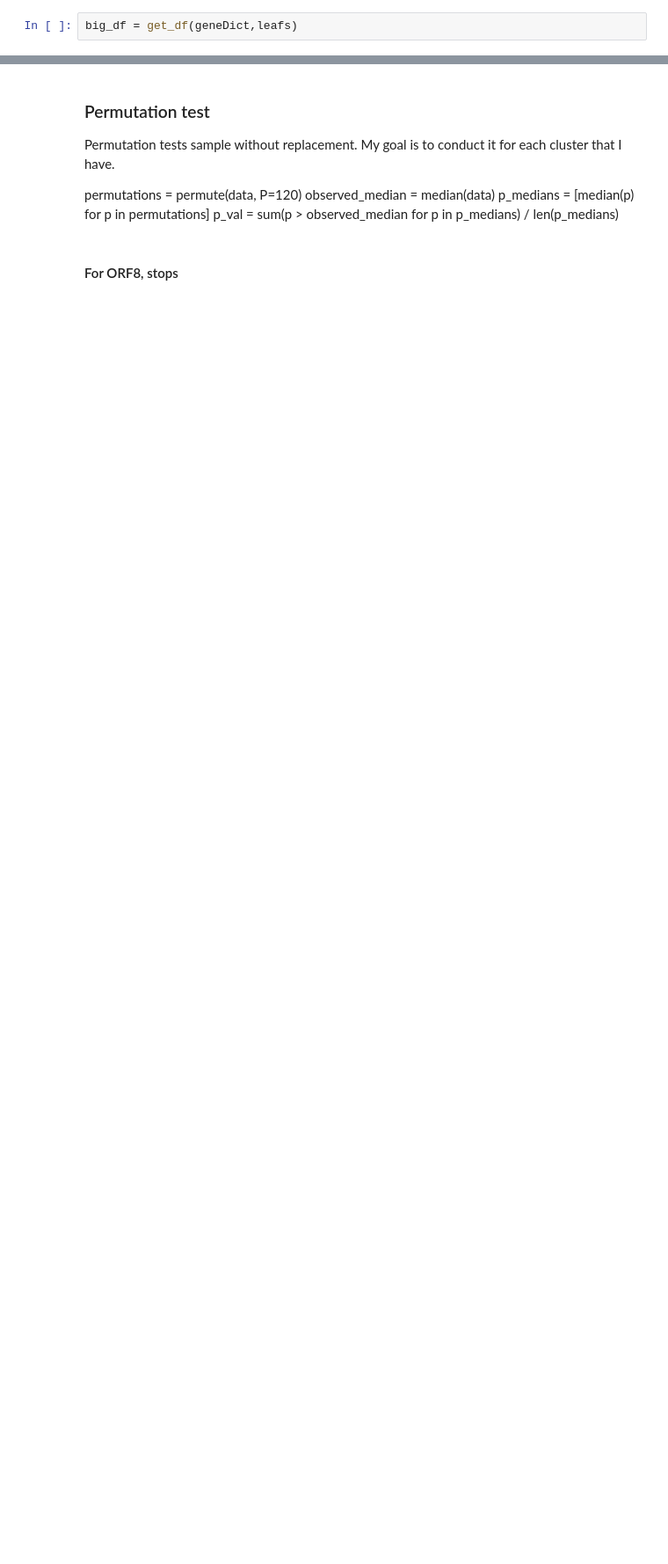
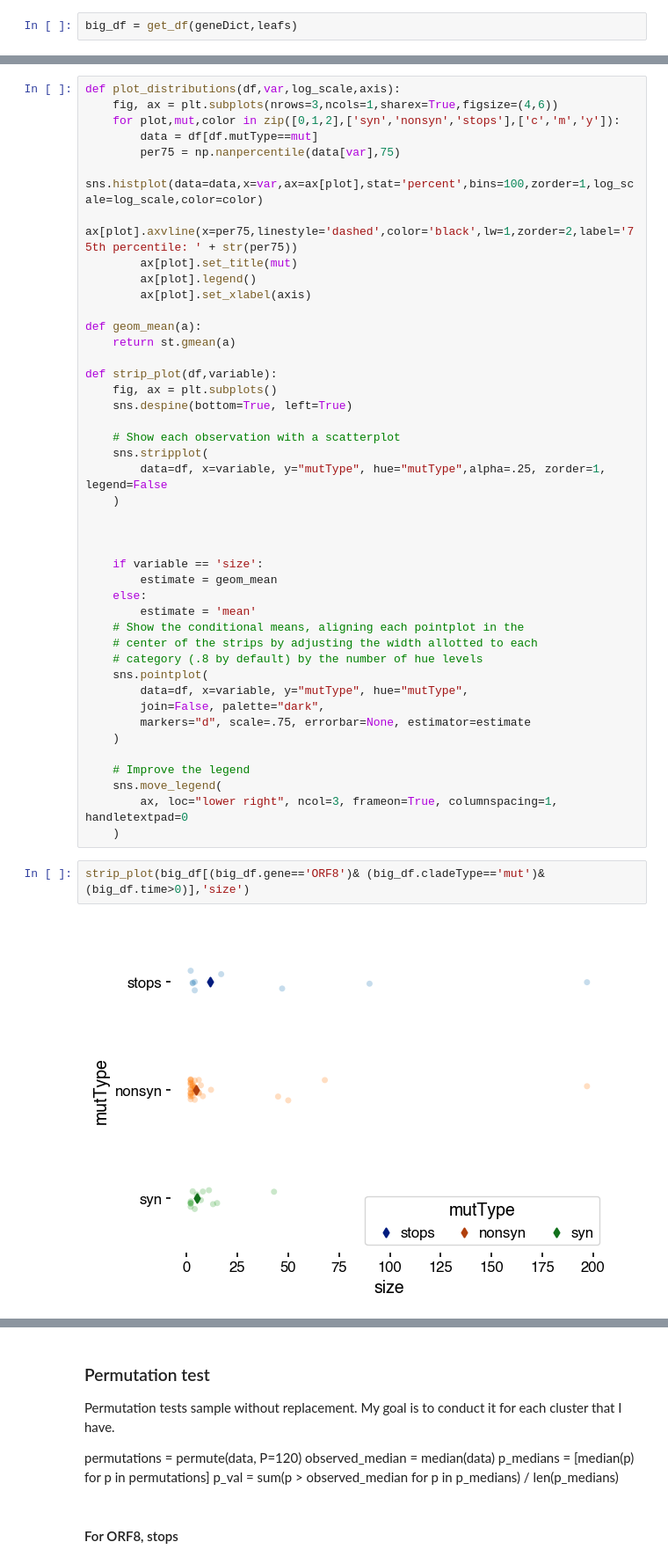
Before and after one commit to blab/ncov-orf8, a Jupyter notebook: notebooks/CompareClusters.ipynb, the cells around one changed output, grey strips where cells are left out. Shown at 88% size. Saved outputs shown, nothing was run; the diff lists cells and outputs as text; blank space fills up the shorter version.

```diff
--- a/notebooks/CompareClusters.ipynb
+++ b/notebooks/CompareClusters.ipynb
@@ -188,0 +204,47 @@ big_df = get_df(geneDict,leafs)
+# %%
+def plot_distributions(df,var,log_scale,axis):
+    fig, ax = plt.subplots(nrows=3,ncols=1,sharex=True,figsize=(4,6))
+    for plot,mut,color in zip([0,1,2],['syn','nonsyn','stops'],['c','m','y']):
+        data = df[df.mutType==mut]
+        per75 = np.nanpercentile(data[var],75)
+        sns.histplot(data=data,x=var,ax=ax[plot],stat='percent',bins=100,zorder=1,log_scale=log_scale,color=color)
+        ax[plot].axvline(x=per75,linestyle='dashed',color='black',lw=1,zorder=2,label='75th percentile: ' + str(per75))
+        ax[plot].set_title(mut)
+        ax[plot].legend()
+        ax[plot].set_xlabel(axis)
+
+def geom_mean(a):
+    return st.gmean(a)
+
+def strip_plot(df,variable):
+    fig, ax = plt.subplots()
+    sns.despine(bottom=True, left=True)
+
+    # Show each observation with a scatterplot
+    sns.stripplot(
+        data=df, x=variable, y="mutType", hue="mutType",alpha=.25, zorder=1, legend=False
+    )
+
+
+
+    if variable == 'size':
+        estimate = geom_mean
+    else:
+        estimate = 'mean'
+    # Show the conditional means, aligning each pointplot in the
+    # center of the strips by adjusting the width allotted to each
+    # category (.8 by default) by the number of hue levels
+    sns.pointplot(
+        data=df, x=variable, y="mutType", hue="mutType",
+        join=False, palette="dark",
+        markers="d", scale=.75, errorbar=None, estimator=estimate
+    )
+
+    # Improve the legend
+    sns.move_legend(
+        ax, loc="lower right", ncol=3, frameon=True, columnspacing=1, handletextpad=0
+    )
+# %%
+strip_plot(big_df[(big_df.gene=='ORF8')& (big_df.cladeType=='mut')&(big_df.time>0)],'size')
+# %% [output]
+[figure, added]
```
Also changed, not shown: parts of 15 cells of this notebook, 6 other files.
